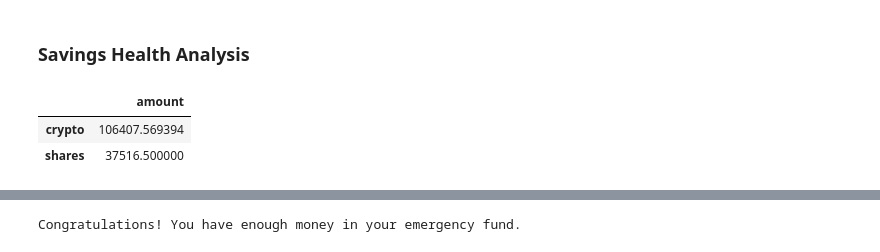
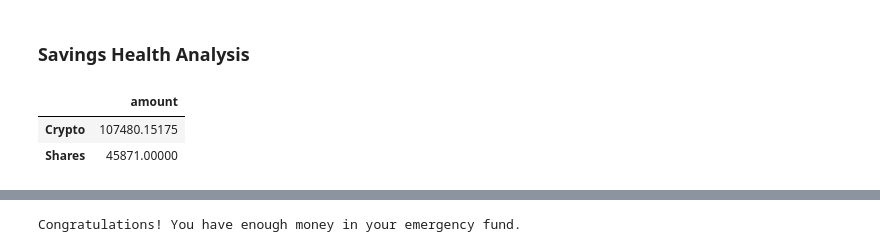
Before and after one commit to Valeriangrip/financial_planning, a Jupyter notebook: financial-planner.ipynb, the cells around one changed output, grey strips where cells are left out. Saved outputs shown, nothing was run; the diff lists cells and outputs as text; code cells hidden in the pictures.

```diff
--- a/financial-planner.ipynb
+++ b/financial-planner.ipynb
@@ -60,13 +60,17 @@ my_agg = 200
 my_spy = 50
 # %%
 # Set Alpaca API key and secret
-# YOUR CODE HERE!
+alpaca_api_key = os.getenv("ALPACA_API_KEY")
+alpaca_secret_key = os.getenv("ALPACA_SECRET_KEY")
 
 # Create the Alpaca API object
-# YOUR CODE HERE!
+alpaca = tradeapi.REST(
+    alpaca_api_key,
+    alpaca_secret_key,
+    api_version="v2")
 # %%
 # Format current date as ISO format
-# YOUR CODE HERE!
+today = pd.Timestamp("2021-12-06", tz="America/New_York").isoformat()
 
 # Set the tickers
 tickers = ["AGG", "SPY"]
@@ -76,10 +80,16 @@ timeframe = "1D"
 
 # Get current closing prices for SPY and AGG
 # (use a limit=1000 parameter to call the most recent 1000 days of data)
-# YOUR CODE HERE!
+df_portfolio = alpaca.get_barset(
+    tickers,
+    timeframe,
+    start = today,
+    end = today,
+    limit=1000
+).df
 
 # Preview DataFrame
-# YOUR CODE HERE!
+df_portfolio
 # %% [output]
 |  | AGG |  |  |  |  | SPY |  |  |  |  |
 |  | open | high | low | close | volume | open | high | low | close | volume |
@@ -92,6 +98,7 @@ timeframe = "1D"
 # %%
 # Pick AGG and SPY close prices
-# YOUR CODE HERE!
+agg_close_price=float(df_portfolio['AGG']['close'])
+spy_close_price=float(df_portfolio['SPY']['close'])
 
 # Print AGG and SPY close prices
 print(f"Current AGG closing price: ${agg_close_price}")
@@ -102,6 +109,7 @@ Current SPY closing price: $282.73
 # %%
 # Compute the current value of shares
-# YOUR CODE HERE!
+my_spy_value=my_spy*spy_close_price
+my_agg_value=my_agg*agg_close_price
 
 # Print current value of shares
 print(f"The current value of your {my_spy} SPY shares is ${my_spy_value:0.2f}")
@@ -113,19 +121,24 @@ The current value of your 200 AGG shares is $23380.00
 ### Savings Health Analysis
 # %%
 # Set monthly household income
-# YOUR CODE HERE!
+monthly_income=12000
+index=["Crypto","Shares"]
 
 # Consolidate financial assets data
-# YOUR CODE HERE!
+crypto=my_btc_value+my_eth_value
+shares=my_spy_value+my_agg_value
+consol=[crypto,shares]
+values_data={
+    "amount":[crypto,shares]
+}
 
 # Create savings DataFrame
-# YOUR CODE HERE!
-
+df_savings=pd.DataFrame(values_data,index=index)
 # Display savings DataFrame
 display(df_savings)
 # %% [output]
 |  | amount |
-| crypto | 106407.569394 |
-| shares | 37516.500000 |
+| Crypto | 107480.15175 |
+| Shares | 45871.00000 |
 # %%
 # Plot savings pie chart
```
Also changed, not shown: parts of 6 cells of this notebook.
